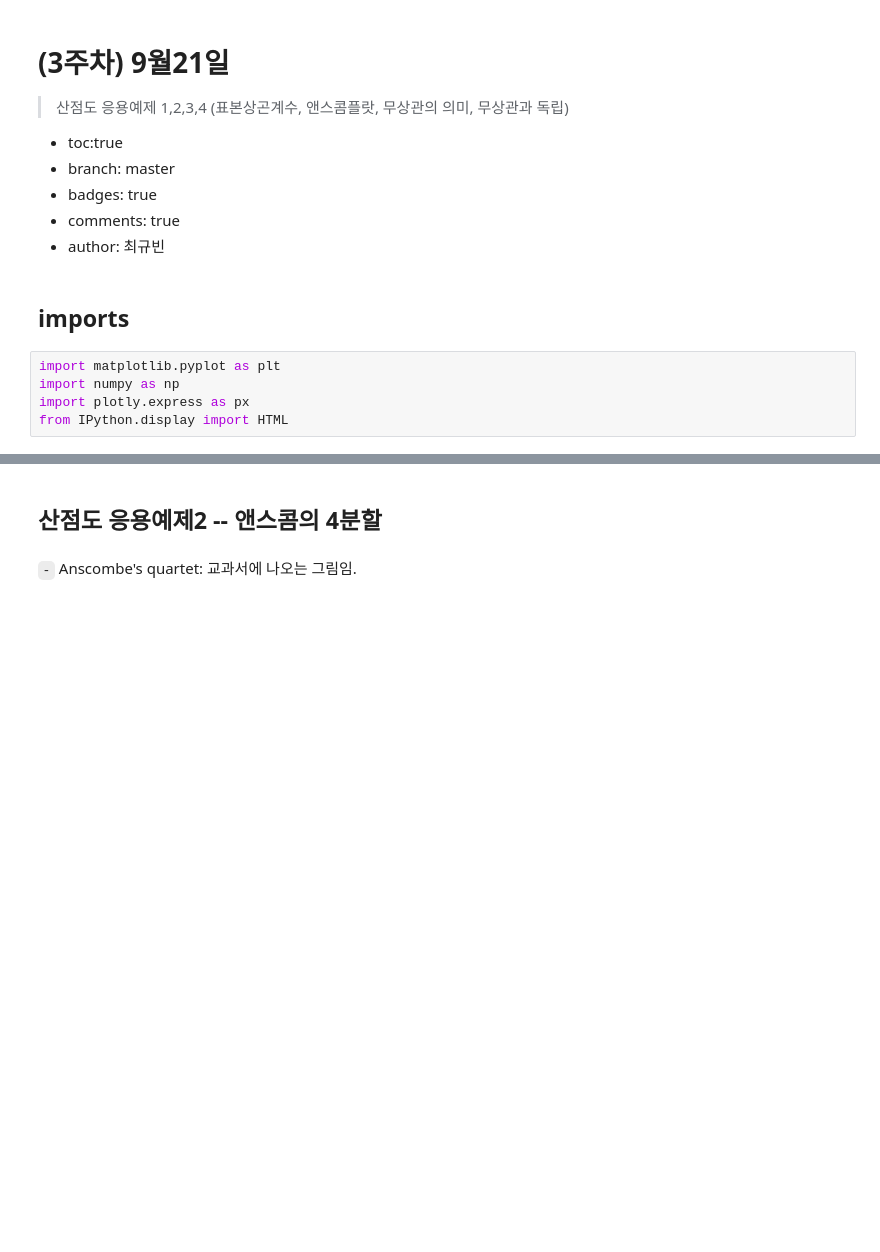
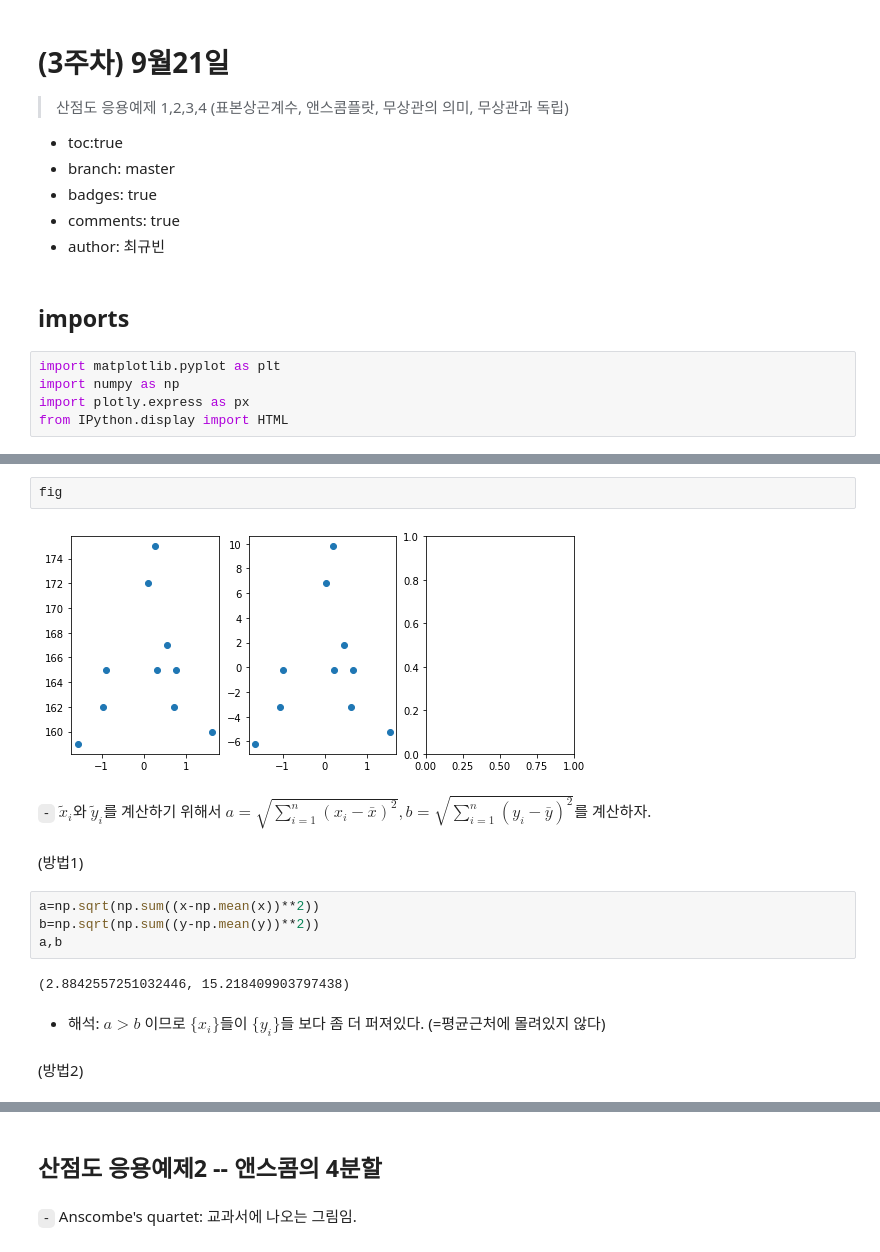
Before and after one commit to guebin/DV2022_backup, a Jupyter notebook: _notebooks/2022-09-21-(3주차) 9월21일.ipynb, the cells around one changed output, grey strips where cells are left out. Cells and saved outputs as stored; diff of their text form; blank space fills up the shorter version.

```diff
--- a/_notebooks/2022-09-21-(3주차) 9월21일.ipynb
+++ b/_notebooks/2022-09-21-(3주차) 9월21일.ipynb
@@ -74,0 +88,18 @@ y2=x+np.random.normal(loc=0,scale=7.0,size=len(x))
+# %%
+fig
+# %% [output]
+[figure, added]
+# %% [markdown]
+`-` $\tilde{x}_i$와 $\tilde{y}_i$를 계산하기 위해서 $a=\sqrt{\sum_{i=1}^{n}(x_i-\bar{x})^2}, b=\sqrt{\sum_{i=1}^{n}(y_i-\bar{y})^2}$를 계산하자.
+# %% [markdown]
+(방법1)
+# %%
+a=np.sqrt(np.sum((x-np.mean(x))**2))
+b=np.sqrt(np.sum((y-np.mean(y))**2))
+a,b
+# %% [output]
+(2.8842557251032446, 15.218409903797438)
+# %% [markdown]
+- 해석: $a>b$ 이므로 $\{x_i\}$들이 $\{y_i\}$들 보다 좀 더 퍼져있다. (=평균근처에 몰려있지 않다)
+# %% [markdown]
+(방법2)
```
Also changed, not shown: parts of 101 cells of this notebook, 1 other file.
